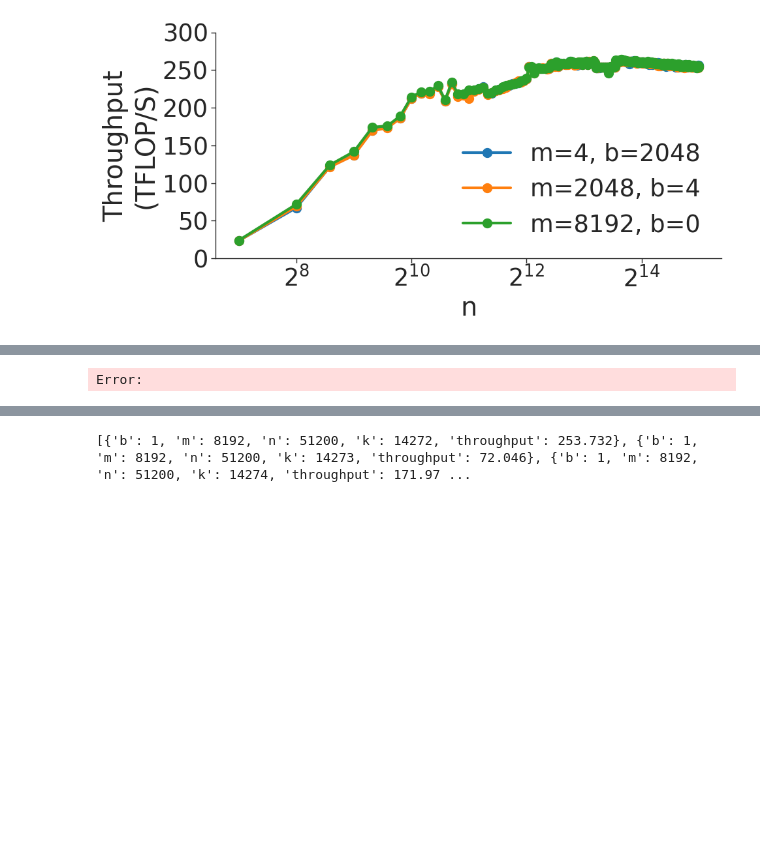
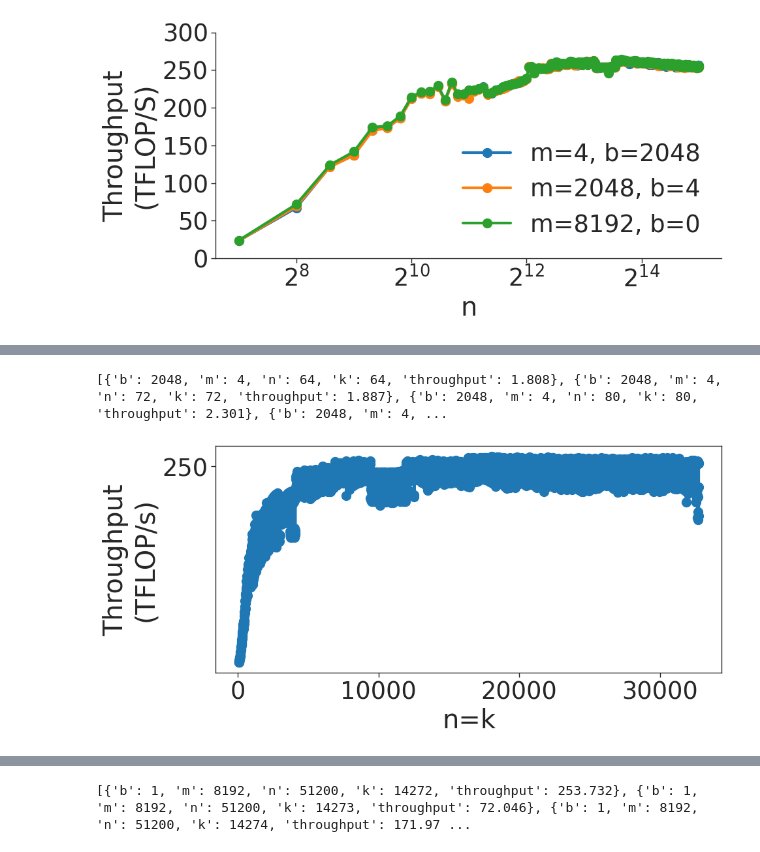
Before and after one commit to jahatef/TransformerSizing, a Jupyter notebook: bmm_figures.ipynb, the cells around one changed output, grey strips where cells are left out. Drawn from its saved outputs; the diff is of its cells as text; code cells hidden in the pictures; blank space fills up the shorter version.

```diff
--- a/bmm_figures.ipynb
+++ b/bmm_figures.ipynb
@@ -416,11 +418,12 @@ Error:
 # %%
-plot_throughputs(read_logfile_mm_bmm("scripts/mm_b_2048_NKSweep.txt"),
+plot_throughputs(read_logfile_mm_bmm("results/mm_b_2048_NKSweep.txt"),
                  label_variable='b',
                  label_variable_values=[2048],
                  xaxis_variable='n',
                  xlabel='n=k',
                  ylabel='Throughput\n(TFLOP/s)',
                  yticks=[250])
 # %% [output]
-Error:
+[{'b': 2048, 'm': 4, 'n': 64, 'k': 64, 'throughput': 1.808}, {'b': 2048, 'm': 4, 'n': 72, 'k': 72, 'throughput': 1.887}, {'b': 2048, 'm': 4, 'n': 80, 'k': 80, 'throughput': 2.301}, {'b': 2048, 'm': 4, ...
+[figure, added]
 # %%
```
Also changed, not shown: parts of 11 cells of this notebook, 22 other files.
